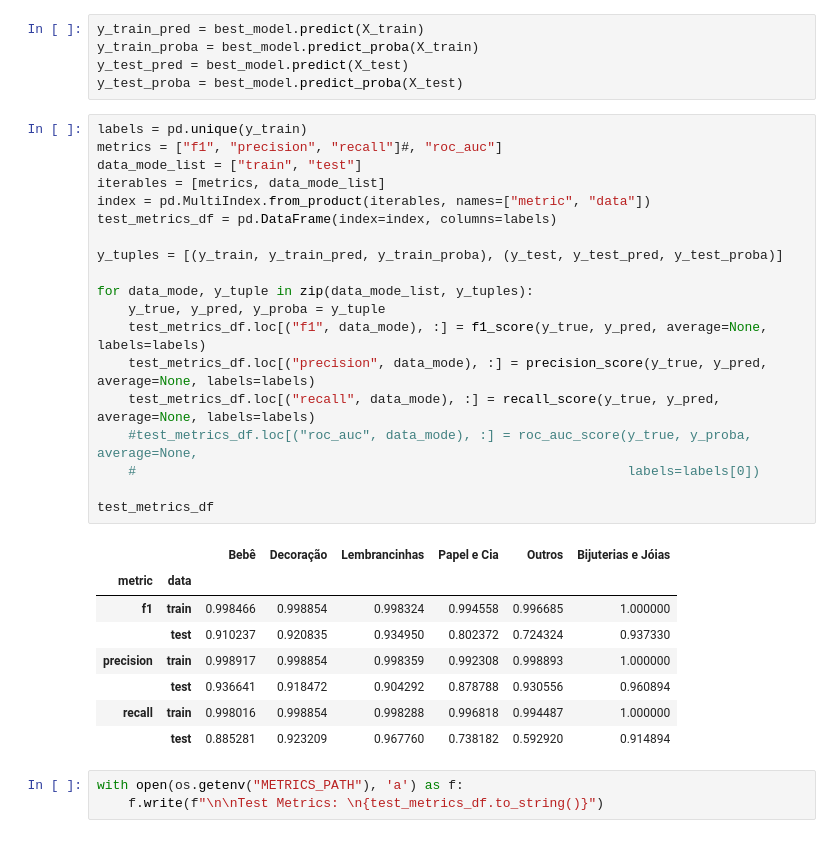
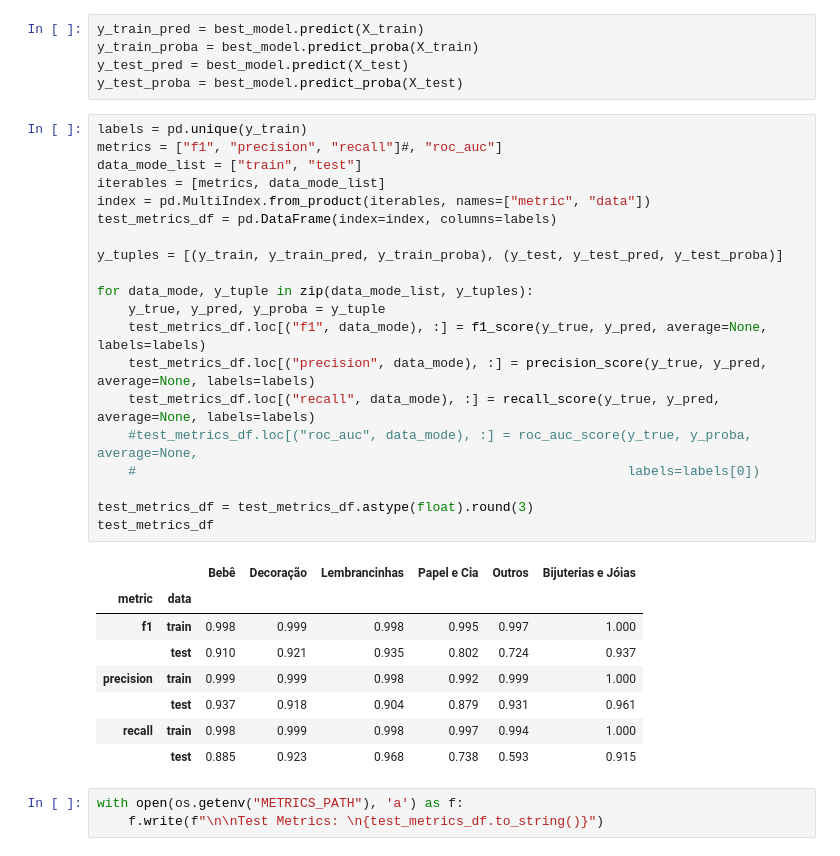
Before and after one commit to renan-cunha/intelligent-systems-project, a Jupyter notebook: training/trainer.ipynb, the cells around one changed output. Saved outputs shown, nothing was run; the diff lists cells and outputs as text.

Commit message:
Round the metrics dataframes to three decimal places

```diff
--- a/training/trainer.ipynb
+++ b/training/trainer.ipynb
@@ -509,31 +509,32 @@ y_test_proba = best_model.predict_proba(X_test)
 # %%
 labels = pd.unique(y_train)
 metrics = ["f1", "precision", "recall"]#, "roc_auc"]
 data_mode_list = ["train", "test"]
 iterables = [metrics, data_mode_list]
 index = pd.MultiIndex.from_product(iterables, names=["metric", "data"])
 test_metrics_df = pd.DataFrame(index=index, columns=labels)
 
 y_tuples = [(y_train, y_train_pred, y_train_proba), (y_test, y_test_pred, y_test_proba)]
 
 for data_mode, y_tuple in zip(data_mode_list, y_tuples):
     y_true, y_pred, y_proba = y_tuple
     test_metrics_df.loc[("f1", data_mode), :] = f1_score(y_true, y_pred, average=None, labels=labels)
     test_metrics_df.loc[("precision", data_mode), :] = precision_score(y_true, y_pred, average=None, labels=labels)
     test_metrics_df.loc[("recall", data_mode), :] = recall_score(y_true, y_pred, average=None, labels=labels)
     #test_metrics_df.loc[("roc_auc", data_mode), :] = roc_auc_score(y_true, y_proba, average=None,
     #                                                               labels=labels[0])
 
+test_metrics_df = test_metrics_df.astype(float).round(3)
 test_metrics_df
 # %% [output]
 |  |  | Bebê | Decoração | Lembrancinhas | Papel e Cia | Outros | Bijuterias e Jóias |
 | metric | data |  |  |  |  |  |  |
-| f1 | train | 0.998466 | 0.998854 | 0.998324 | 0.994558 | 0.996685 | 1.000000 |
-|  | test | 0.910237 | 0.920835 | 0.934950 | 0.802372 | 0.724324 | 0.937330 |
-| precision | train | 0.998917 | 0.998854 | 0.998359 | 0.992308 | 0.998893 | 1.000000 |
-|  | test | 0.936641 | 0.918472 | 0.904292 | 0.878788 | 0.930556 | 0.960894 |
-| recall | train | 0.998016 | 0.998854 | 0.998288 | 0.996818 | 0.994487 | 1.000000 |
-|  | test | 0.885281 | 0.923209 | 0.967760 | 0.738182 | 0.592920 | 0.914894 |
+| f1 | train | 0.998 | 0.999 | 0.998 | 0.995 | 0.997 | 1.000 |
+|  | test | 0.910 | 0.921 | 0.935 | 0.802 | 0.724 | 0.937 |
+| precision | train | 0.999 | 0.999 | 0.998 | 0.992 | 0.999 | 1.000 |
+|  | test | 0.937 | 0.918 | 0.904 | 0.879 | 0.931 | 0.961 |
+| recall | train | 0.998 | 0.999 | 0.998 | 0.997 | 0.994 | 1.000 |
+|  | test | 0.885 | 0.923 | 0.968 | 0.738 | 0.593 | 0.915 |
 # %%
 with open(os.getenv("METRICS_PATH"), 'a') as f:
     f.write(f"\n\nTest Metrics: \n{test_metrics_df.to_string()}")
```
Also changed, not shown: parts of 10 cells of this notebook.
